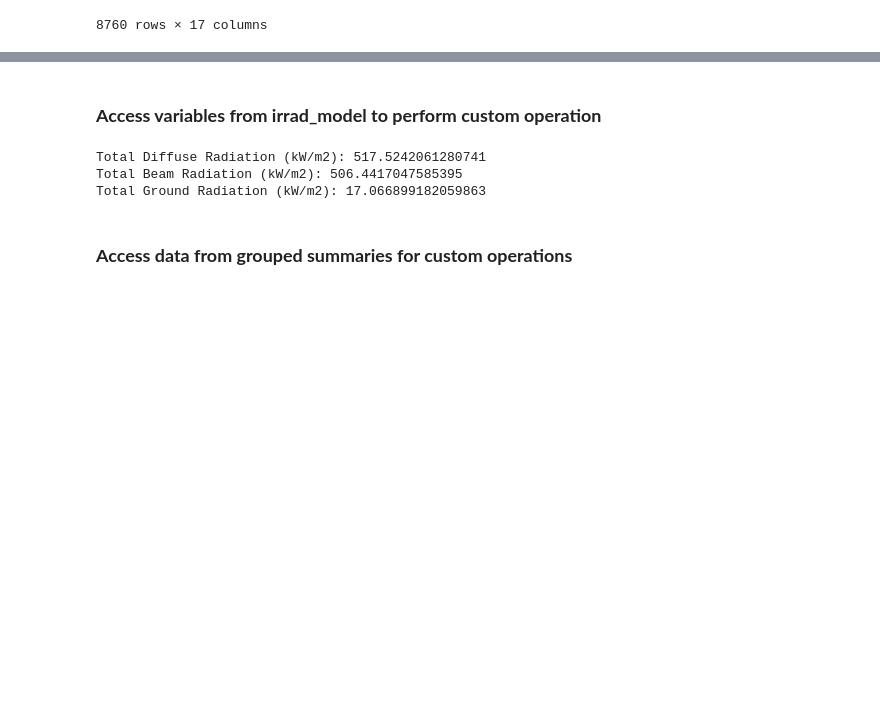
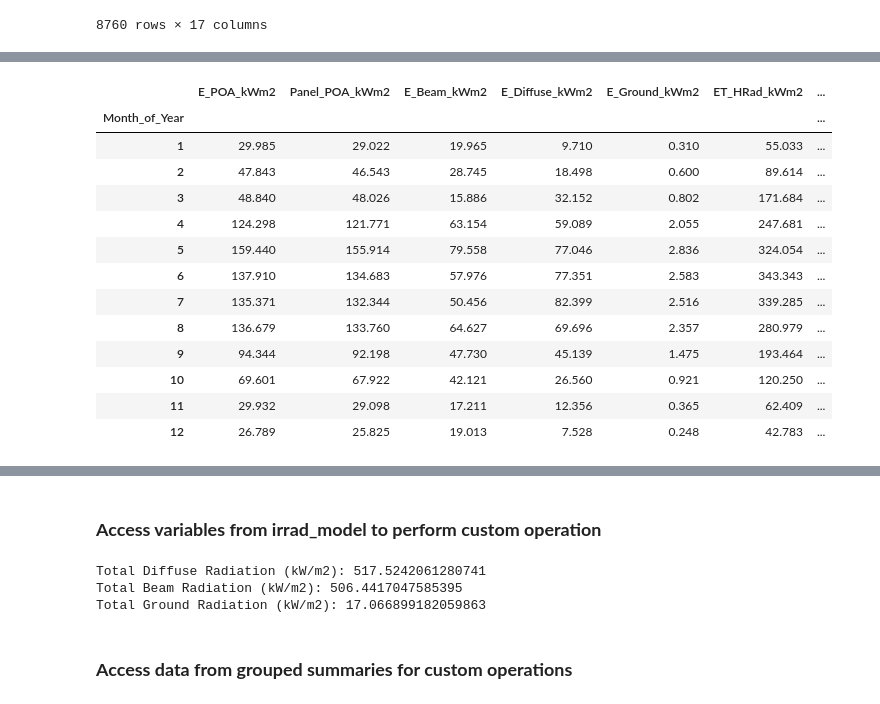
Before and after one commit to Daniel-Parke/PVGIS_TMY_POA_Irradiance_Model, a Jupyter notebook: PVGIS_irradiance.ipynb, the cells around one changed output, grey strips where cells are left out. Cells and saved outputs as stored; diff of their text form; code cells hidden in the pictures; blank space fills up the shorter version.

```diff
--- a/PVGIS_irradiance.ipynb
+++ b/PVGIS_irradiance.ipynb
@@ -62,0 +125,17 @@ site.irrad_model
+# %%
+site.rad_data.monthly
+# %% [output]
+|  | E_POA_kWm2 | Panel_POA_kWm2 | E_Beam_kWm2 | E_Diffuse_kWm2 | E_Ground_kWm2 | ET_HRad_kWm2 | ... |
+| Month_of_Year |  |  |  |  |  |  | ... |
+| 1 | 29.985 | 29.022 | 19.965 | 9.710 | 0.310 | 55.033 | ... |
+| 2 | 47.843 | 46.543 | 28.745 | 18.498 | 0.600 | 89.614 | ... |
+| 3 | 48.840 | 48.026 | 15.886 | 32.152 | 0.802 | 171.684 | ... |
+| 4 | 124.298 | 121.771 | 63.154 | 59.089 | 2.055 | 247.681 | ... |
+| 5 | 159.440 | 155.914 | 79.558 | 77.046 | 2.836 | 324.054 | ... |
+| 6 | 137.910 | 134.683 | 57.976 | 77.351 | 2.583 | 343.343 | ... |
+| 7 | 135.371 | 132.344 | 50.456 | 82.399 | 2.516 | 339.285 | ... |
+| 8 | 136.679 | 133.760 | 64.627 | 69.696 | 2.357 | 280.979 | ... |
+| 9 | 94.344 | 92.198 | 47.730 | 45.139 | 1.475 | 193.464 | ... |
+| 10 | 69.601 | 67.922 | 42.121 | 26.560 | 0.921 | 120.250 | ... |
+| 11 | 29.932 | 29.098 | 17.211 | 12.356 | 0.365 | 62.409 | ... |
+| 12 | 26.789 | 25.825 | 19.013 | 7.528 | 0.248 | 42.783 | ... |
```
Also changed, not shown: parts of 6 cells of this notebook, 2 other files.
